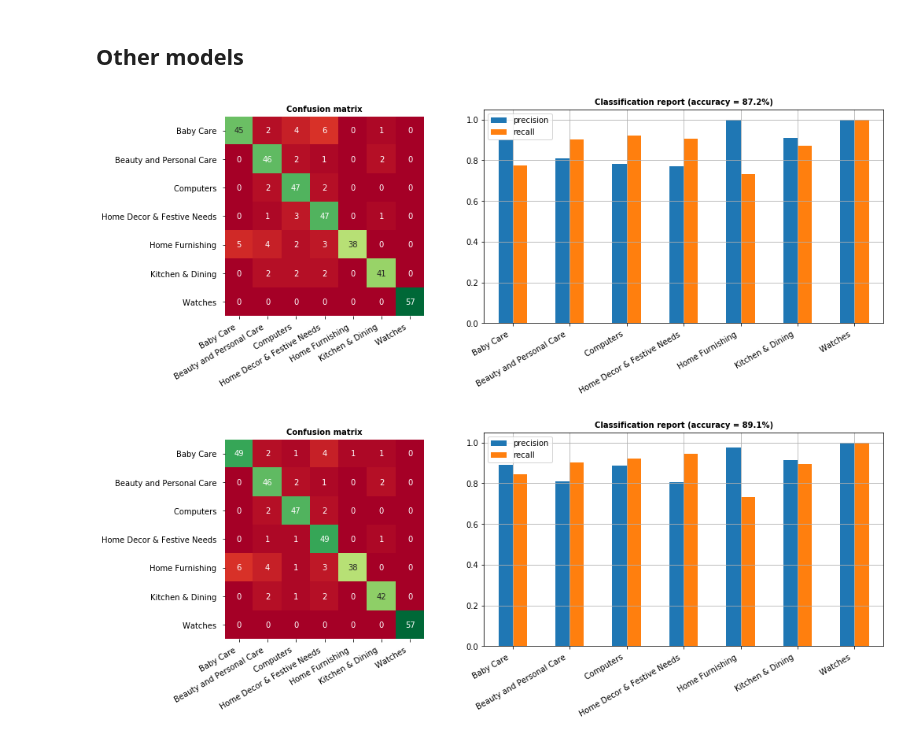
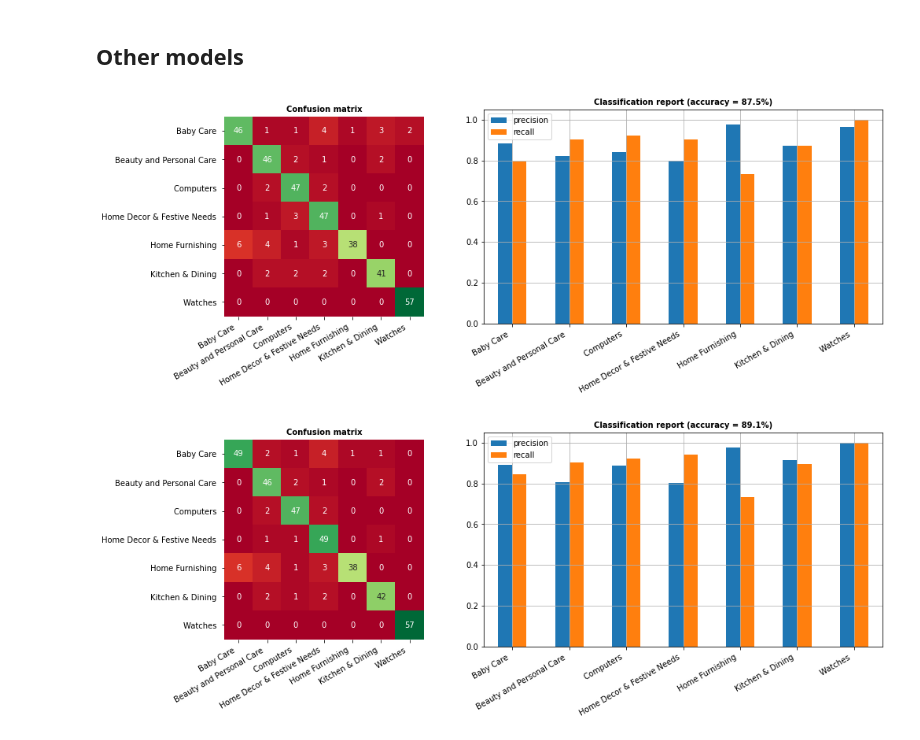
Before and after one commit to AHollierDS/ParcoursDS_Projet6, a Jupyter notebook: P6_05 - Combining_predictions.ipynb, the cells around one changed output. Saved outputs shown, nothing was run; the diff lists cells and outputs as text; code cells hidden in the pictures.

```diff
--- a/P6_05 - Combining_predictions.ipynb
+++ b/P6_05 - Combining_predictions.ipynb
@@ -47,7 +47,7 @@ def plot_report(y_true, y_pred, class_names, title = ""):
     ax1.grid(True)
 
     # Plot confusion matrix
-    conf_matrix = confusion_matrix(y_test, y_pred)
+    conf_matrix = confusion_matrix(y_true, y_pred)
     plt.subplot(ax2)
     sns.heatmap(conf_matrix, cmap = 'RdYlGn', annot = True, square = True,
                 cbar = False, xticklabels = class_names, yticklabels = class_names)
@@ -88,7 +98,8 @@ X_train, X_test, y_train, y_test = train_test_split(X_, y_, test_size = 0.35, ra
 ## Perceptron
 # %%
 # Perceptron model
-percep = Perceptron()
+percep = Perceptron(validation_fraction = 0.2, max_iter = 5000, early_stopping = True, n_iter_no_change = 200, tol = 10**-5, penalty = 'l1')
+
 percep.fit(X_train, y_train)
 y_percep = percep.predict(X_test)
 
@@ -107,12 +145,15 @@ plt.show()
 ## Other models
 # %%
 from sklearn.neural_network import MLPClassifier
-mlp = MLPClassifier(hidden_layer_sizes = (7))
+mlp = MLPClassifier(hidden_layer_sizes = (10, 10), max_iter = 5000, early_stopping = True,
+                    n_iter_no_change = 200, validation_fraction = 0.2, learning_rate = 'adaptive',
+                    activation = 'relu')
+
 mlp.fit(X_train, y_train)
 y_mlp = mlp.predict(X_test)
 plot_report(y_test, y_mlp, class_names = class_names)
 # %% [output]
-[figure, old version]
+[figure, new version]
 # %%
 from sklearn.svm import LinearSVC
 lsvc = LinearSVC()
```
Also changed, not shown: parts of 18 cells of this notebook.
